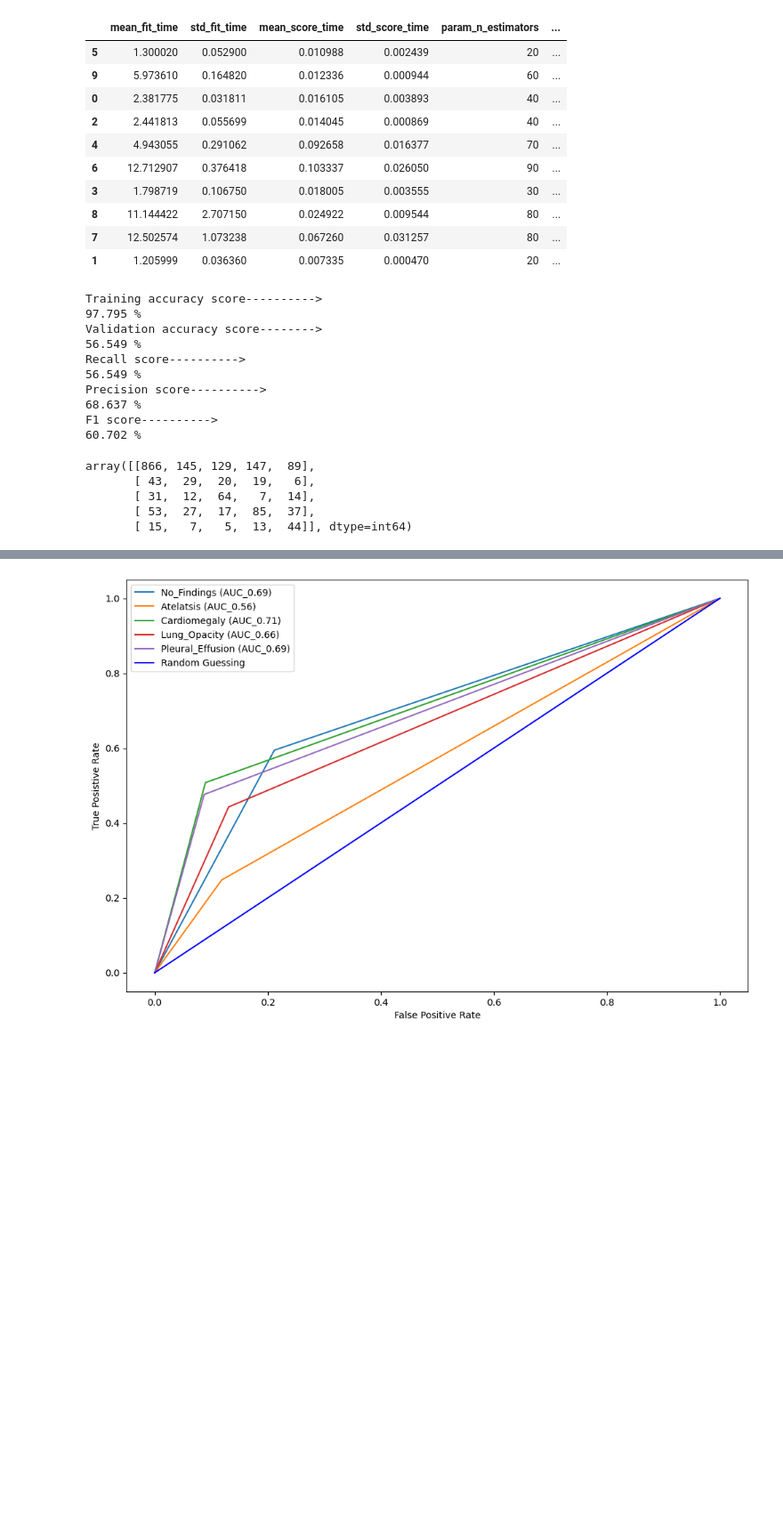
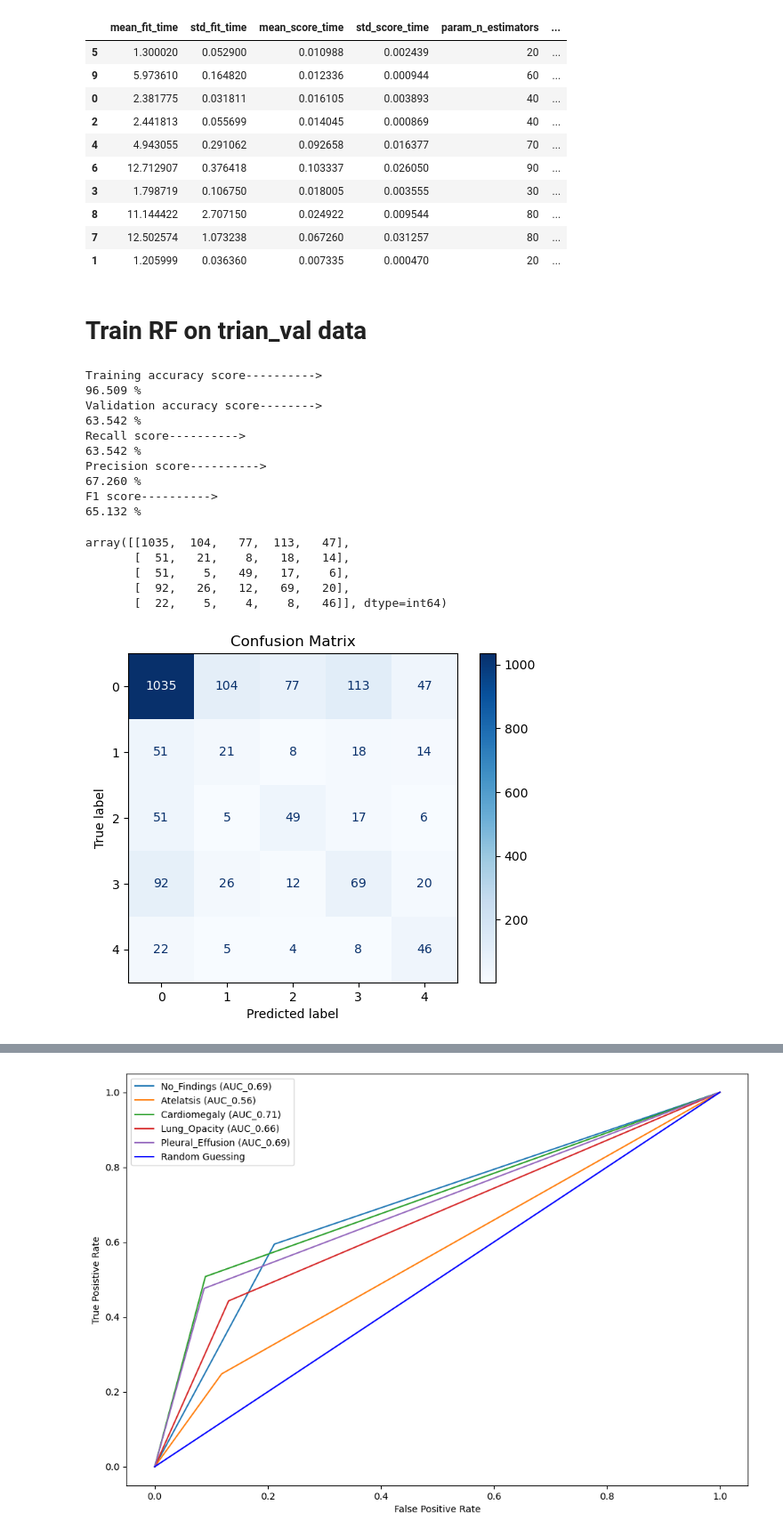
Before and after one commit to UC-Berkeley-I-School/mids-210-radiology-triage-models-spring24, a Jupyter notebook: notebooks/fusion_model_aggregatedembeddings.ipynb, the cells around one changed output, grey strips where cells are left out. Shown at 89% size. Drawn from its saved outputs; the diff is of its cells as text; code cells hidden in the pictures; blank space fills up the shorter version.

```diff
--- a/notebooks/fusion_model_aggregatedembeddings.ipynb
+++ b/notebooks/fusion_model_aggregatedembeddings.ipynb
@@ -334,6 +424,8 @@ results_df
 | 8 | 11.144422 | 2.707150 | 0.024922 | 0.009544 | 80 | ... |
 | 7 | 12.502574 | 1.073238 | 0.067260 | 0.031257 | 80 | ... |
 | 1 | 1.205999 | 0.036360 | 0.007335 | 0.000470 | 20 | ... |
+# %% [markdown]
+# Train RF on trian_val data
 # %%
 #run RF with the best parameters
 model_rf = RandomForestClassifier(n_estimators = 20, min_samples_split = 5, min_samples_leaf = 2, max_depth = None)
@@ -366,22 +434,22 @@ def get_metrics_others(model, X_train, y_train, X_val, y_val):
 # %%
-rf_acc_train, rf_acc_test, rf_rec, rf_prec, rf_f1 = get_metrics_others(model_rf, X_train, y_train, X_val, y_val)
+rf_acc_train, rf_acc_test, rf_rec, rf_prec, rf_f1 = get_metrics_others(model_rf, train_val_x, train_val_y, test_x, test_y)
 # %% [output]
 Training accuracy score---------->
-97.795 %
+96.509 %
 Validation accuracy score-------->
-56.549 %
+63.542 %
 Recall score---------->
-56.549 %
+63.542 %
 Precision score---------->
-68.637 %
+67.260 %
 F1 score---------->
-60.702 %
+65.132 %
 # %%
-pred_val = model_rf.predict(X_val)
-confusion_matrix(y_val, pred_val)
+pred_y_rf = model_rf.predict(test_x)
+confusion_matrix(test_y, pred_y_rf)
 # %% [output]
-array([[866, 145, 129, 147,  89],
-       [ 43,  29,  20,  19,   6],
-       [ 31,  12,  64,   7,  14],
-       [ 53,  27,  17,  85,  37],
-       [ 15,   7,   5,  13,  44]], dtype=int64)
+array([[1035,  104,   77,  113,   47],
+       [  51,   21,    8,   18,   14],
+       [  51,    5,   49,   17,    6],
+       [  92,   26,   12,   69,   20],
+       [  22,    5,    4,    8,   46]], dtype=int64)
@@ -422,0 +456,8 @@ def create_roc_auc_curve_others(model, X_val, y_val, average = 'macro'):
+# %%
+# Plot confusion matrix
+disp = ConfusionMatrixDisplay(confusion_matrix=confusion_matrix(test_y, pred_y_rf), display_labels=np.unique(train_y))
+disp.plot(cmap=plt.cm.Blues)
+plt.title('Confusion Matrix')
+plt.show()
+# %% [output]
+[figure, added]
```
Also changed, not shown: parts of 40 cells of this notebook, 1 other file.
